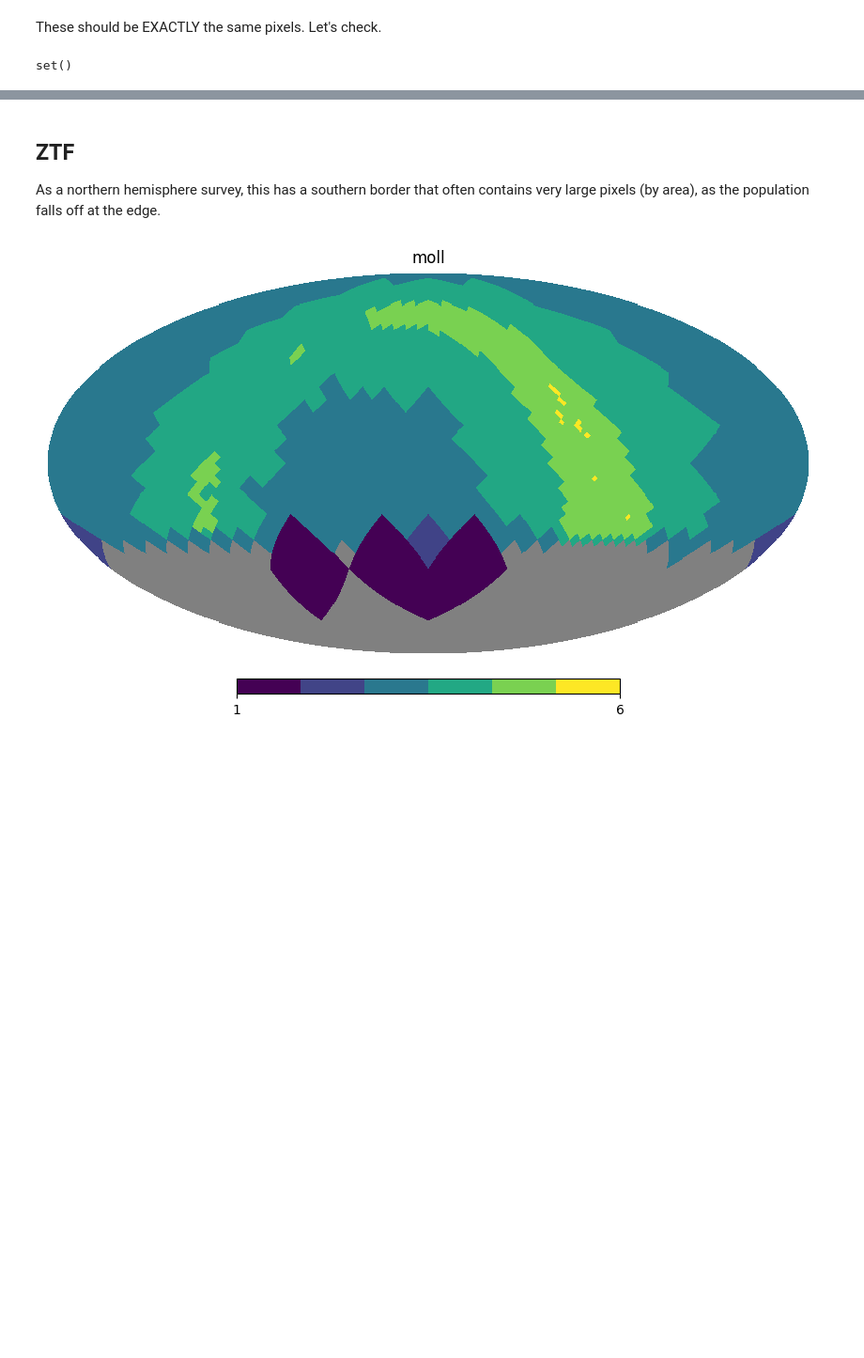
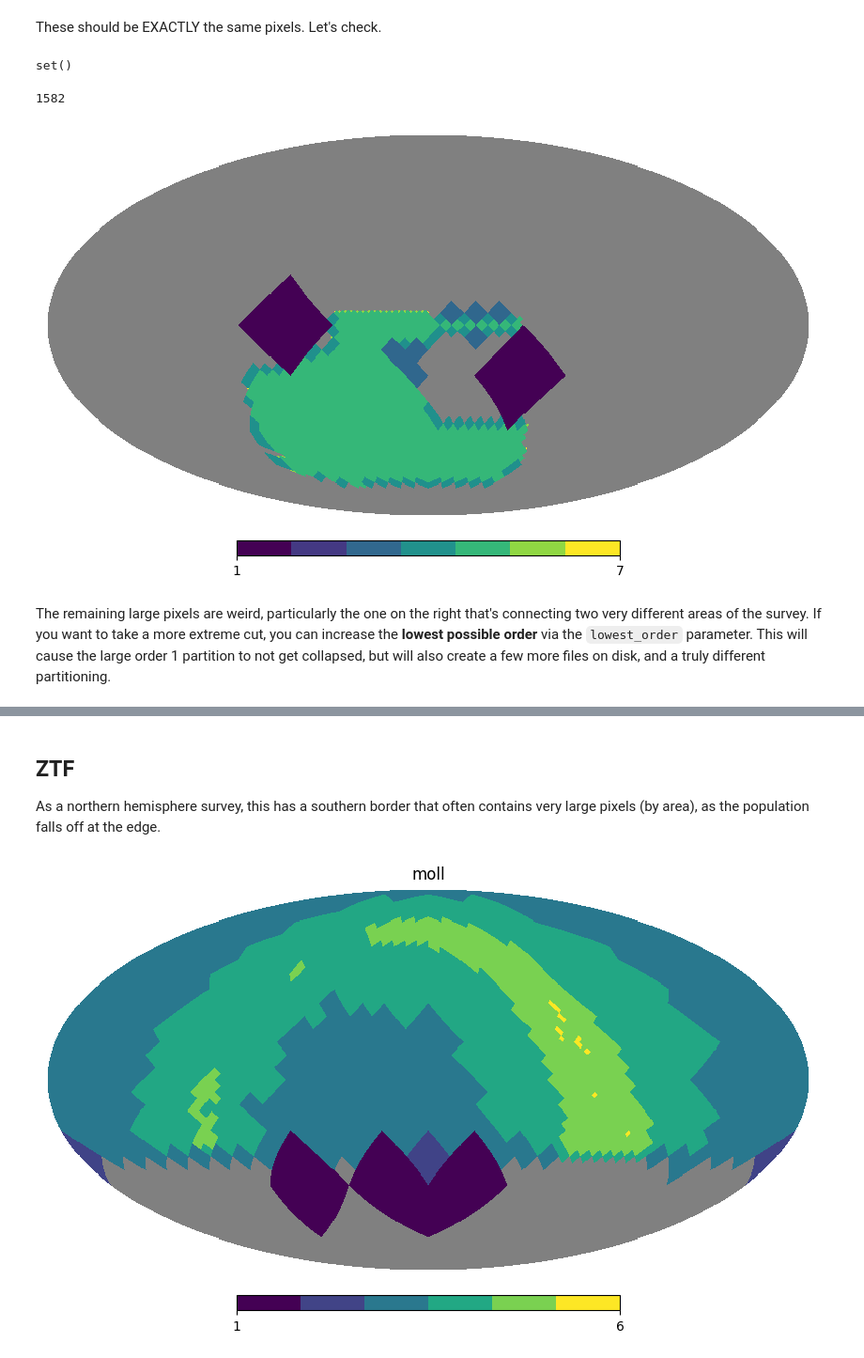
Before and after one commit to lincc-frameworks/notebooks_lf, a Jupyter notebook: sprints/2024/07_25/drop_siblings.ipynb, the cells around one changed output, grey strips where cells are left out. Shown at 94% size. Drawn from its saved outputs; the diff is of its cells as text; code cells hidden in the pictures; blank space fills up the shorter version.

```diff
--- a/sprints/2024/07_25/drop_siblings.ipynb
+++ b/sprints/2024/07_25/drop_siblings.ipynb
@@ -52,9 +52,15 @@ difference_pixels
 set()
 # %%
 drop_siblings = generate_alignment(
-    hist, highest_order=7, lowest_order=2, threshold=1000000, drop_empty_siblings=True
+    hist, highest_order=7, threshold=1000000, drop_empty_siblings=True
 )
 all_pixels = plot_alignment(drop_siblings)
+print(len(all_pixels))
+# %% [output]
+1582
+[figure, added]
+# %% [markdown]
+The remaining large pixels are weird, particularly the one on the right that's connecting two very different areas of the survey. If you want to take a more extreme cut, you can increase the **lowest possible order** via the `lowest_order` parameter. This will cause the large order 1 partition to not get collapsed, but will also create a few more files on disk, and a truly different partitioning.
 # %%
 extreme_drop_siblings = generate_alignment(
     hist, highest_order=7, lowest_order=2, threshold=1000000, drop_empty_siblings=True
```
Also changed, not shown: parts of 4 cells of this notebook.
